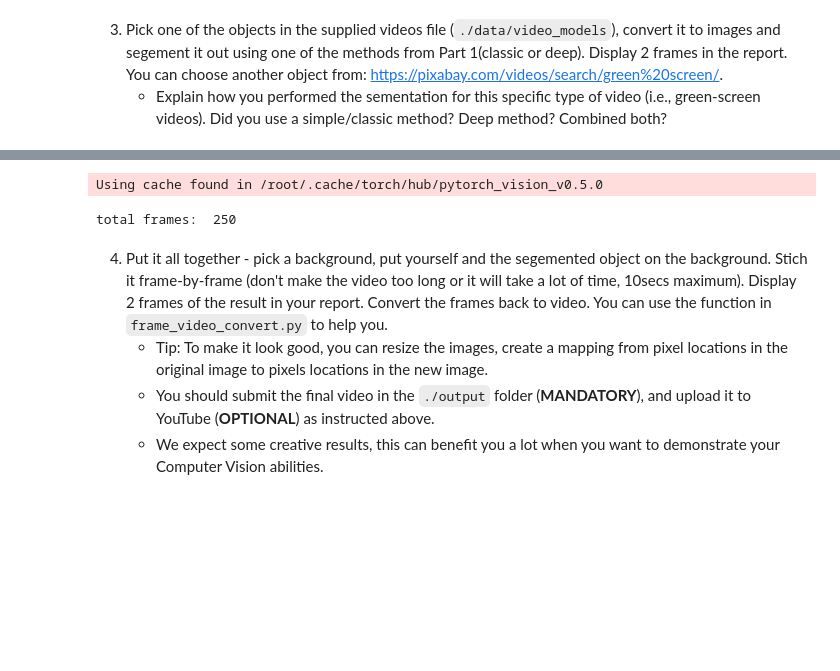
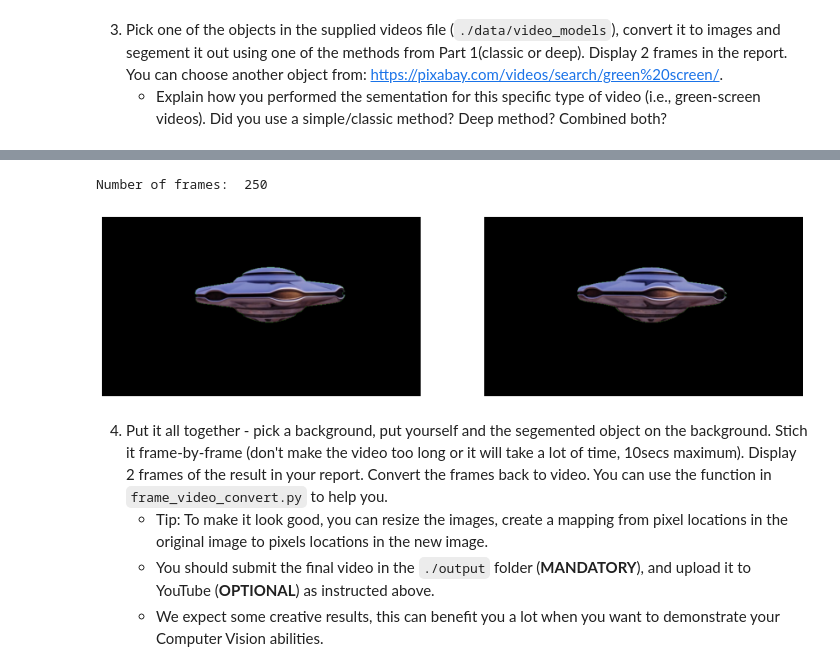
Before and after one commit to AlexYoro/CVHW, a Jupyter notebook: HW2/code/part3.ipynb, the cells around one changed output, grey strips where cells are left out. Drawn from its saved outputs; the diff is of its cells as text; code cells hidden in the pictures; blank space fills up the shorter version.

```diff
--- a/HW2/code/part3.ipynb
+++ b/HW2/code/part3.ipynb
@@ -251,28 +252,46 @@ def resize_figure(image,scale_percent=60):
   resized_image = cv2.resize(image, dim, interpolation = cv2.INTER_AREA)
 
   return resized_image
+# %%
+from sklearn.cluster import KMeans
+def kmeans_segment(images_path):
+
+  frames = [dI for dI in sorted(os.listdir(images_path))]
+  segmented=[]
+
+  for frame in frames:
+    pic = plt.imread(images_path+ frame)  # dividing by 255 to bring the pixel values between 0 and 1
+    #resize to make it faster
+    pic = resize_figure(pic,50)
+    #reshape to a 3 dim stack
+    pic_n = pic.reshape(pic.shape[0]*pic.shape[1], pic.shape[2])
+
+    kmeans = KMeans(n_clusters=2, random_state=0).fit(pic_n)
+    pic2show = kmeans.cluster_centers_[kmeans.labels_]
+
+    cluster_pic = pic2show.reshape(pic.shape[0], pic.shape[1], pic.shape[2])
+    pic[cluster_pic == cluster_pic[0]]=0
+
+    #resize back
+    pic = resize_figure(pic,200)
+
+    segmented.append(pic)
+  return segmented
 # %%
-ufo_segmented, colored_seg_frames = deeplab3_segmentation(ufo_frames_path)
+ufo_segmented = kmeans_segment(ufo_frames_path)
-# %% [output]
-Using cache found in /root/.cache/torch/hub/pytorch_vision_v0.5.0
-# %%
-# convert images from grayscale to full color
-fixed_ufo=[]
-for image in ufo_segmented:
-  fixed_ufo.append(255*image)
 # %%
 # save images to specific directory
 count = 0
 
-for image in fixed_ufo:
-  fname = str(count).zfill(3)
+for image in ufo_segmented:
+  fname = str(count).zfill(4)
   cv2.imwrite(os.path.join(ufo_segemented_path, fname + ".jpg"), image)  # save frame as JPEG file
   count += 1
 
 # print the total number of frames saved to the console
 print("Number of frames: ", count)
 # %% [output]
-total frames:  250
+Number of frames:  250
 # %%
 def plot_rand(num_of_frames, seg_frames):
   '''
@@ -310,6 +329,15 @@ def display_im(images):
     axes[idx].set_xticks([])
     axes[idx].set_yticks([])
     axes[idx].axis('off')
+# %%
+#print frames
+images = []
+for i in range(2):
+  random_pick = random.choice([ x for x in ufo_segmented])
+  images.append(random_pick)
+display_im(images)
+# %% [output]
+[figure, added]
 # %% [markdown]
 4. Put it all together - pick a background, put yourself and the segemented object on the background. Stich it frame-by-frame (don't make the video too long or it will take a lot of time, 10secs maximum). Display 2 frames of the result in your report. Convert the frames back to video. You can use the function in `frame_video_convert.py` to help you.
     * Tip: To make it look good, you can resize the images, create a mapping from pixel locations in the original image to pixels locations in the new image.
```
Also changed, not shown: parts of 19 cells of this notebook.
